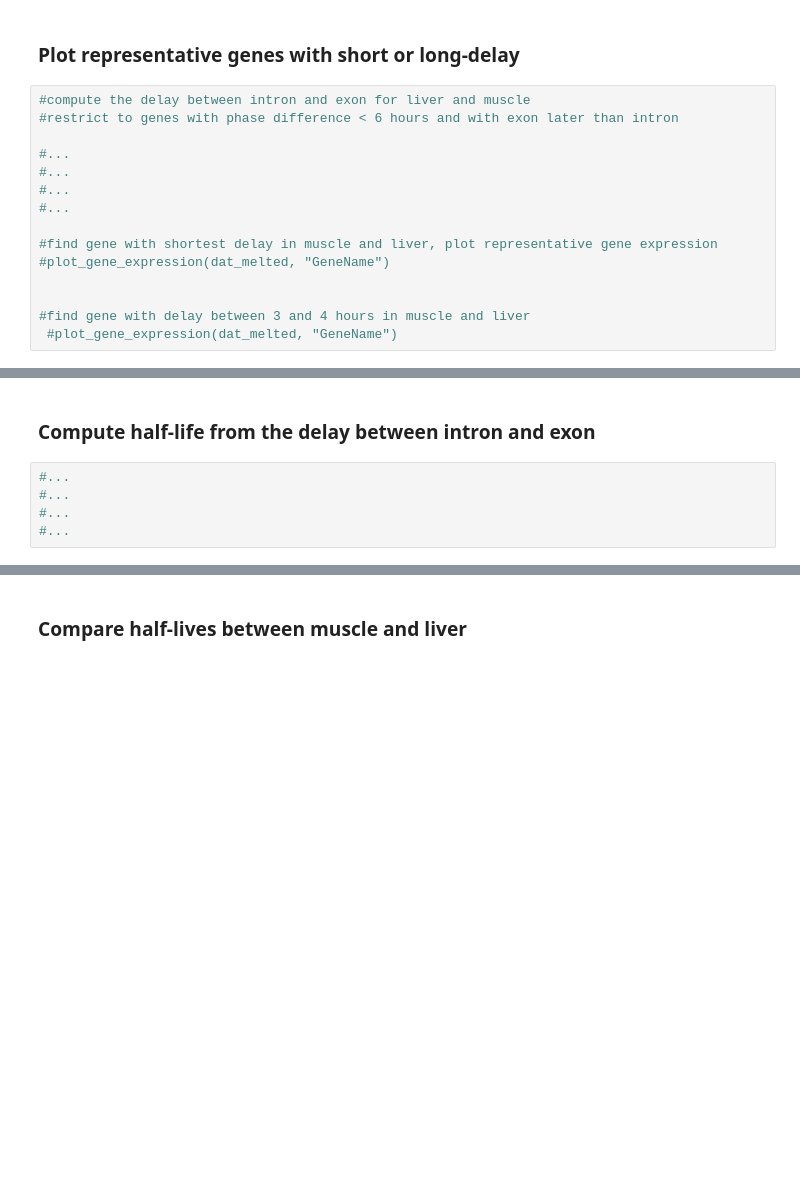
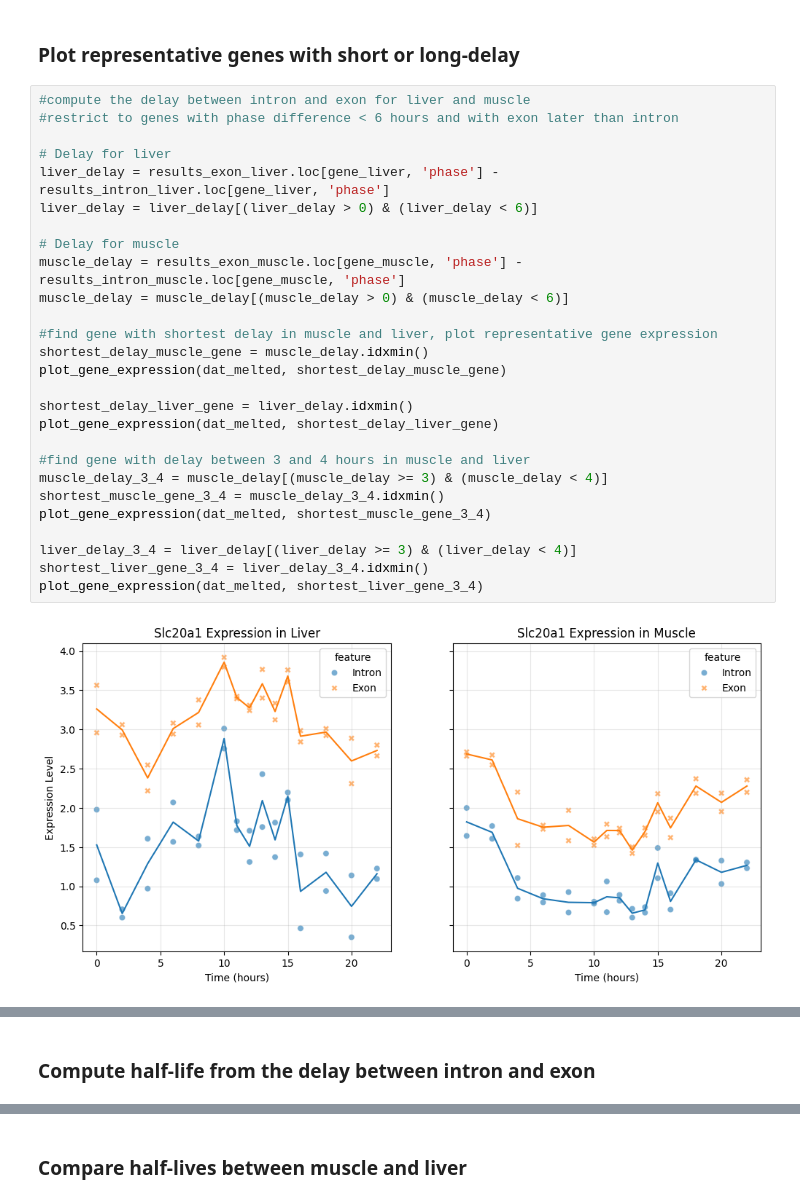
Before and after one commit to loris-fab/Genome-to-function_assignement3, a Jupyter notebook: Exercise_Week11_12_B_Exercises.ipynb, the cells around one changed output, grey strips where cells are left out. Saved outputs shown, nothing was run; the diff lists cells and outputs as text; blank space fills up the shorter version.

```diff
--- a/Exercise_Week11_12_B_Exercises.ipynb
+++ b/Exercise_Week11_12_B_Exercises.ipynb
@@ -741,15 +863,29 @@ results_exon_muscle = fit_harmo(dat_exon_muscle, time, T)
 # %%
 #compute the delay between intron and exon for liver and muscle
 #restrict to genes with phase difference < 6 hours and with exon later than intron
 
-#...
-#...
-#...
-#...
+# Delay for liver
+liver_delay = results_exon_liver.loc[gene_liver, 'phase'] - results_intron_liver.loc[gene_liver, 'phase']
+liver_delay = liver_delay[(liver_delay > 0) & (liver_delay < 6)]
+
+# Delay for muscle
+muscle_delay = results_exon_muscle.loc[gene_muscle, 'phase'] - results_intron_muscle.loc[gene_muscle, 'phase']
+muscle_delay = muscle_delay[(muscle_delay > 0) & (muscle_delay < 6)]
 
 #find gene with shortest delay in muscle and liver, plot representative gene expression
-#plot_gene_expression(dat_melted, "GeneName")
+shortest_delay_muscle_gene = muscle_delay.idxmin()
+plot_gene_expression(dat_melted, shortest_delay_muscle_gene)
 
+shortest_delay_liver_gene = liver_delay.idxmin()
+plot_gene_expression(dat_melted, shortest_delay_liver_gene)
 
 #find gene with delay between 3 and 4 hours in muscle and liver
- #plot_gene_expression(dat_melted, "GeneName")
+muscle_delay_3_4 = muscle_delay[(muscle_delay >= 3) & (muscle_delay < 4)]
+shortest_muscle_gene_3_4 = muscle_delay_3_4.idxmin()
+plot_gene_expression(dat_melted, shortest_muscle_gene_3_4)
+
+liver_delay_3_4 = liver_delay[(liver_delay >= 3) & (liver_delay < 4)]
+shortest_liver_gene_3_4 = liver_delay_3_4.idxmin()
+plot_gene_expression(dat_melted, shortest_liver_gene_3_4)
+# %% [output]
+[figure, added]
@@ -756,7 +895,2 @@ results_exon_muscle = fit_harmo(dat_exon_muscle, time, T)
 # %% [markdown]
 ### Compute half-life from the delay between intron and exon
-# %%
-#...
-#...
-#...
-#...
```
Also changed, not shown: parts of 16 cells of this notebook.
